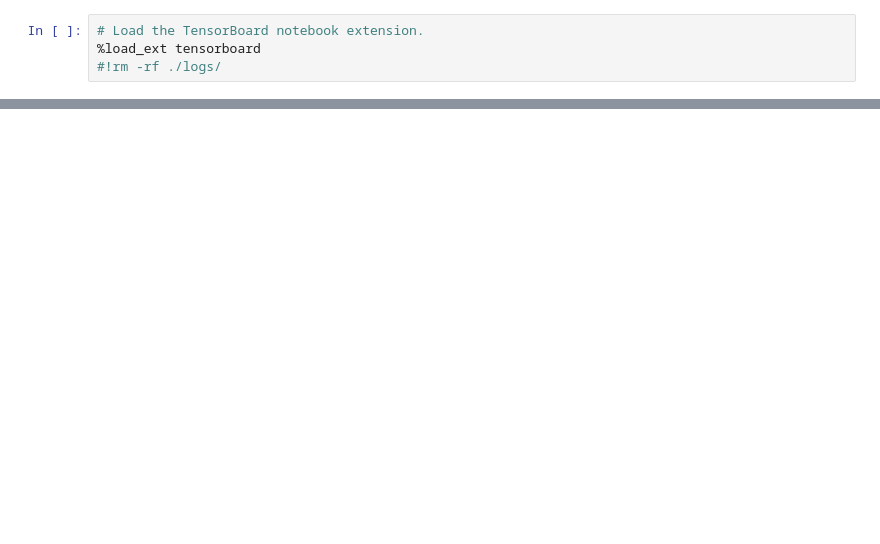
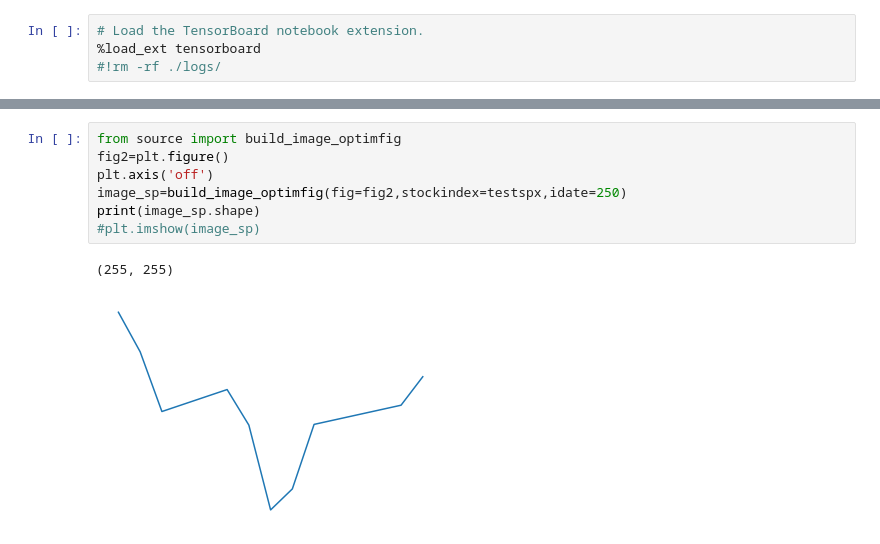
Before and after one commit to imiled/TechnicalAnalysisLearningwithResnet, a Jupyter notebook: TechnicalAnalysisLearningwithResnet.ipynb, the cells around one changed output, grey strips where cells are left out. Cells and saved outputs as stored; diff of their text form; blank space fills up the shorter version.

```diff
--- a/TechnicalAnalysisLearningwithResnet.ipynb
+++ b/TechnicalAnalysisLearningwithResnet.ipynb
@@ -113,0 +239,10 @@ OSError: SavedModel file does not exist at: /content/TechnicalAnalysisLearningwi
+# %%
+from source import build_image_optimfig
+fig2=plt.figure()
+plt.axis('off')
+image_sp=build_image_optimfig(fig=fig2,stockindex=testspx,idate=250)
+print(image_sp.shape)
+#plt.imshow(image_sp)
+# %% [output]
+(255, 255)
+[figure, added]
```
Also changed, not shown: parts of 27 cells of this notebook.
